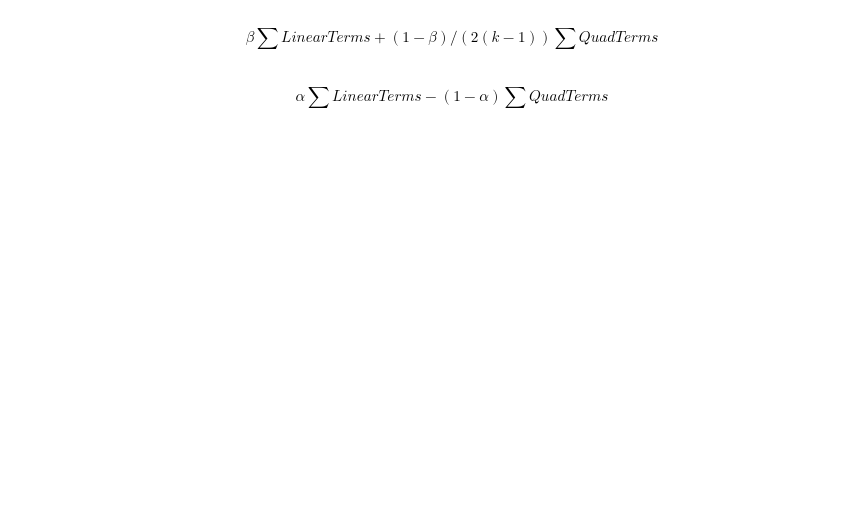
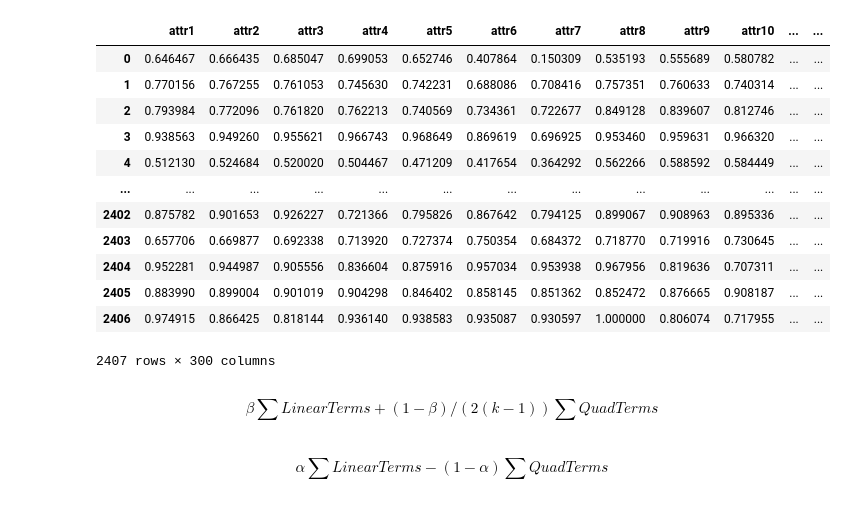
Before and after one commit to FlorinAndrei/misc, a Jupyter notebook: dwave-scikit-learn-feature-selection/scikit-learn-feature-selection.ipynb, the cells around one changed output. Drawn from its saved outputs; the diff is of its cells as text; code cells hidden in the pictures; blank space fills up the shorter version.

```diff
--- a/dwave-scikit-learn-feature-selection/scikit-learn-feature-selection.ipynb
+++ b/dwave-scikit-learn-feature-selection/scikit-learn-feature-selection.ipynb
@@ -20,3 +34,19 @@ clf = RandomForestClassifier()
+# %%
+dataset.get_data()[0]
+# %% [output]
+|  | attr1 | attr2 | attr3 | attr4 | attr5 | attr6 | attr7 | attr8 | attr9 | attr10 | ... | ... |
+| 0 | 0.646467 | 0.666435 | 0.685047 | 0.699053 | 0.652746 | 0.407864 | 0.150309 | 0.535193 | 0.555689 | 0.580782 | ... | ... |
+| 1 | 0.770156 | 0.767255 | 0.761053 | 0.745630 | 0.742231 | 0.688086 | 0.708416 | 0.757351 | 0.760633 | 0.740314 | ... | ... |
+| 2 | 0.793984 | 0.772096 | 0.761820 | 0.762213 | 0.740569 | 0.734361 | 0.722677 | 0.849128 | 0.839607 | 0.812746 | ... | ... |
+| 3 | 0.938563 | 0.949260 | 0.955621 | 0.966743 | 0.968649 | 0.869619 | 0.696925 | 0.953460 | 0.959631 | 0.966320 | ... | ... |
+| 4 | 0.512130 | 0.524684 | 0.520020 | 0.504467 | 0.471209 | 0.417654 | 0.364292 | 0.562266 | 0.588592 | 0.584449 | ... | ... |
+| ... | ... | ... | ... | ... | ... | ... | ... | ... | ... | ... | ... | ... |
+| 2402 | 0.875782 | 0.901653 | 0.926227 | 0.721366 | 0.795826 | 0.867642 | 0.794125 | 0.899067 | 0.908963 | 0.895336 | ... | ... |
+| 2403 | 0.657706 | 0.669877 | 0.692338 | 0.713920 | 0.727374 | 0.750354 | 0.684372 | 0.718770 | 0.719916 | 0.730645 | ... | ... |
+| 2404 | 0.952281 | 0.944987 | 0.905556 | 0.836604 | 0.875916 | 0.957034 | 0.953938 | 0.967956 | 0.819636 | 0.707311 | ... | ... |
+| 2405 | 0.883990 | 0.899004 | 0.901019 | 0.904298 | 0.846402 | 0.858145 | 0.851362 | 0.852472 | 0.876665 | 0.908187 | ... | ... |
+| 2406 | 0.974915 | 0.866425 | 0.818144 | 0.936140 | 0.938583 | 0.935087 | 0.930597 | 1.000000 | 0.806074 | 0.717955 | ... | ... |
+2407 rows × 300 columns
 # %%
 def evaluate_model(m, X, y, indices):
     acc = np.mean(cross_val_score(clf, X.iloc[:, indices], y, cv=5))
```
Also changed, not shown: parts of 2 cells of this notebook.
